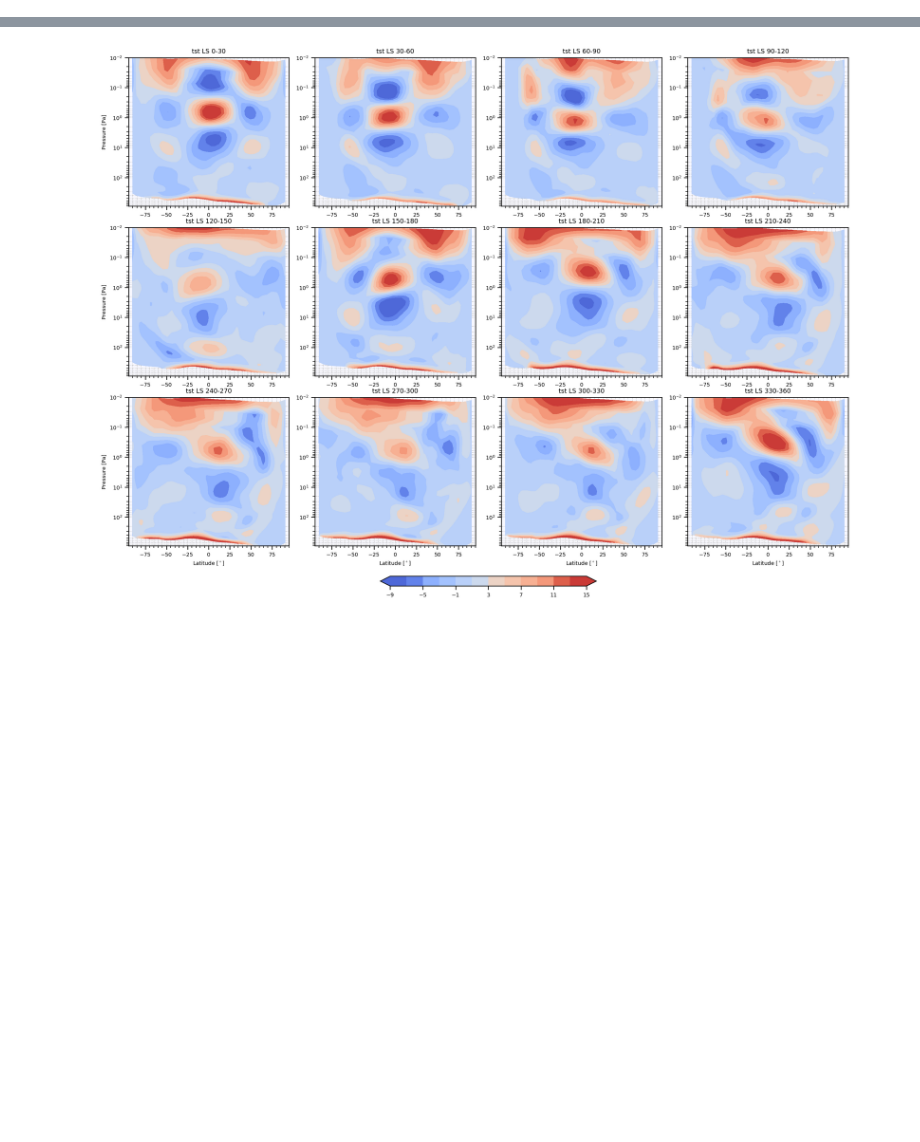
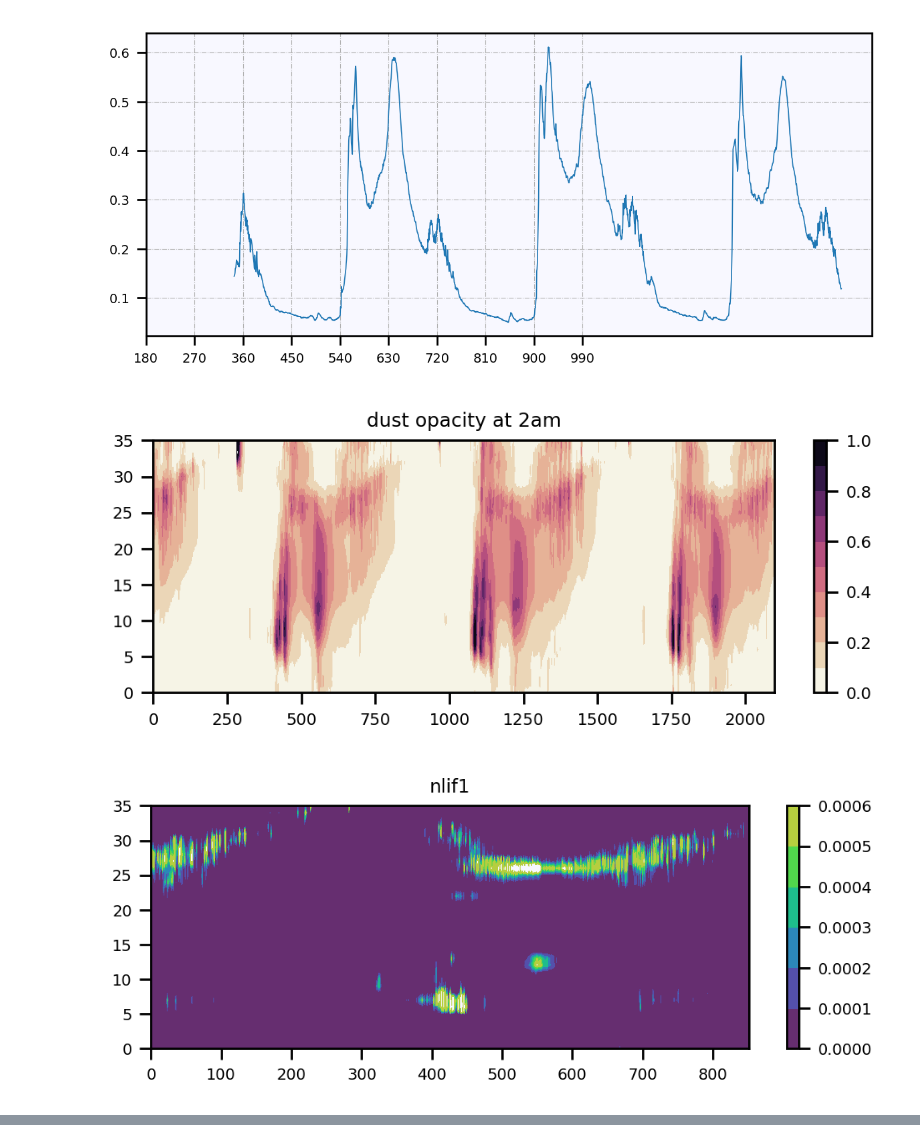
Before and after one commit to sokvisal/marswrf, a Jupyter notebook: model_tides.ipynb, the cells around one changed output, grey strips where cells are left out. Saved outputs shown, nothing was run; the diff lists cells and outputs as text; code cells hidden in the pictures; blank space fills up the shorter version.

```diff
--- a/model_tides.ipynb
+++ b/model_tides.ipynb
@@ -48,0 +73,68 @@ ls = martians_year(ls, ls)
+# %%
+filedir = './wetL50_auxhist9.nc'
+data = Dataset(filedir,'r')
+ls = data.variables['LS'][:]
+tau_od = data.variables['TAU_OD2D_AM'][:]
+tau_cl = data.variables['TAU_CL2D_AM'][:]
+tdiff = data.variables['T_PHY_DIFF'][:]
+tpm = data.variables['T_PHY_AVG'][:]
+data.close()
+
+filedir = './wetL50_wrfout.nc'
+data = Dataset(filedir,'r')
+ls2 = data.variables['LS'][:]
+nlif = data.variables['NLIF1'][:].mean(axis=2)
+qi = data.variables['QI_COLUMN'][:].mean(axis=2)
+qv = data.variables['QV_COLUMN'][:].mean(axis=2)
+t = data.variables['T'][:]
+p = data.variables['P'][:]
+data.close()
+
+major_ticks = np.arange(180, 360*3, 90)
+fig, ax = plt.subplots(nrows=1, ncols=1)
+ls = yearly_ls(ls)
+plot(ls, tau_od.mean(axis=2).T[18])
+xticks(major_ticks)
+
+fig, axes = plt.subplots(nrows=1, ncols=1, figsize=(6,2))
+contourf( (tau_od).mean(axis=2).T, np.linspace(0,1,11), cmap=cb2)
+title('dust opacity at 2am')
+colorbar()
+
+fig, axes = plt.subplots(nrows=1, ncols=1, figsize=(6,2))
+contourf( nlif.T, np.linspace(0,6e-4,7), cmap=cb)
+title('nlif1')
+xlim([0,852])
+colorbar()
+
+fig, axes = plt.subplots(nrows=1, ncols=1, figsize=(6,2))
+contourf( tau_cl[:].mean(axis=2).T, np.linspace(0,3,6), cmap=cb)
+title('cloud opacity at 2am')
+xlim([0,852])
+colorbar()
+
+fig, axes = plt.subplots(nrows=1, ncols=1, figsize=(6,2))
+contourf( qi.T, np.linspace(0,10,11), cmap=cb)
+title('qice_column')
+xlim([0,852])
+colorbar()
+
+fig, axes = plt.subplots(nrows=1, ncols=1, figsize=(6,2))
+contourf( qv.T, np.linspace(0,40,9), cmap=cb)
+xlim([0,852])
+title('qv_column')
+colorbar()
+
+p = martians_year(ls2, p)
+t = martians_year(ls2, t)
+ls2 = martians_year(ls2, ls2)
+p = martians_month(ls2, p)
+
+tdiff = martians_year(ls, tdiff)
+tau_od = martians_year(ls, tau_od)
+tau_cl = martians_year(ls, tau_cl)
+ls = martians_year(ls, ls)
+# %% [output]
+[figure, added]
+[figure, added]
+[figure, added]
@@ -50,8 +145,6 @@ ls = martians_year(ls, ls)
 tdiff = martians_month(ls, tdiff)
 
 zonal_plt_monthly(p, ls, tdiff, 'tst', level=np.linspace(-9,15,13), norm=False, cmap=cmap)
-# %% [output]
-[figure, removed]
 # %%
 plot(ls2, t[:,25:30,17:20].mean(axis=2).mean(axis=1))
 # %%
```
Also changed, not shown: parts of 9 cells of this notebook.
